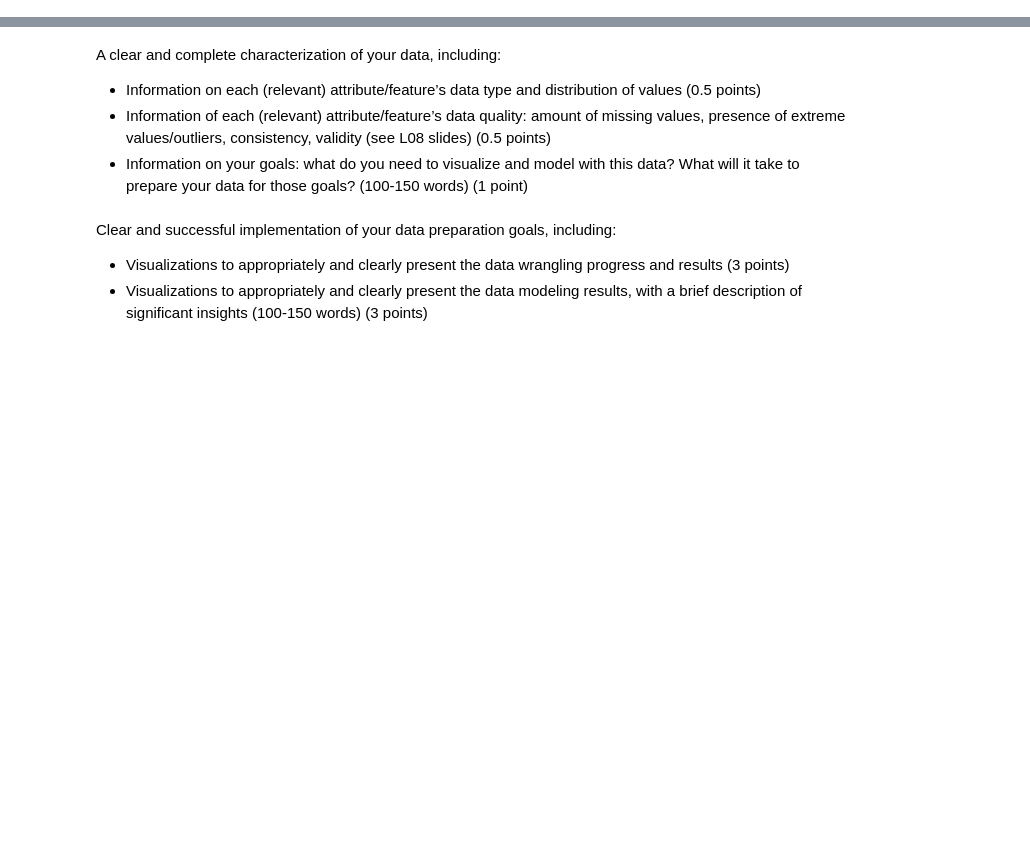
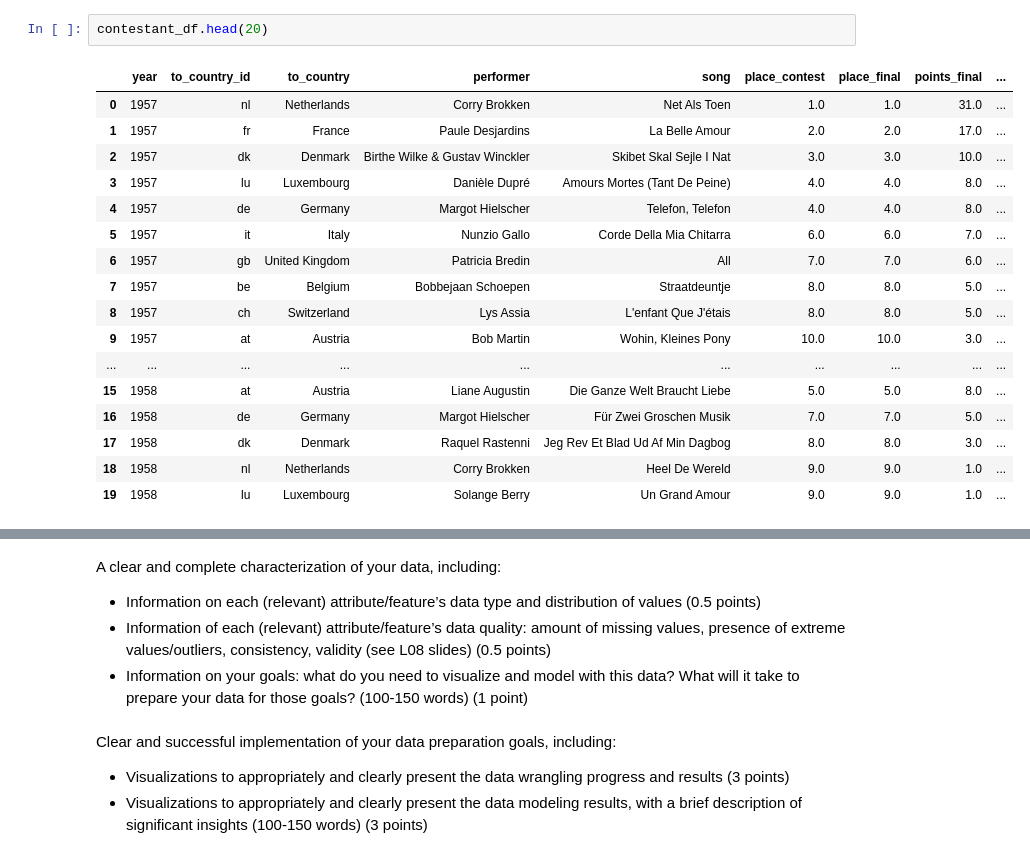
Before and after one commit to mikfre1/Eurotrash, a Jupyter notebook: data_review.ipynb, the cells around one changed output, grey strips where cells are left out. Cells and saved outputs as stored; diff of their text form; blank space fills up the shorter version.

```diff
--- a/data_review.ipynb
+++ b/data_review.ipynb
@@ -16,0 +94,20 @@ Tool Task List: (ensures matches with list provided by video)
+# %%
+contestant_df.head(20)
+# %% [output]
+|  | year | to_country_id | to_country | performer | song | place_contest | place_final | points_final | ... |
+| 0 | 1957 | nl | Netherlands | Corry Brokken | Net Als Toen | 1.0 | 1.0 | 31.0 | ... |
+| 1 | 1957 | fr | France | Paule Desjardins | La Belle Amour | 2.0 | 2.0 | 17.0 | ... |
+| 2 | 1957 | dk | Denmark | Birthe Wilke & Gustav Winckler | Skibet Skal Sejle I Nat | 3.0 | 3.0 | 10.0 | ... |
+| 3 | 1957 | lu | Luxembourg | Danièle Dupré | Amours Mortes (Tant De Peine) | 4.0 | 4.0 | 8.0 | ... |
+| 4 | 1957 | de | Germany | Margot Hielscher | Telefon, Telefon | 4.0 | 4.0 | 8.0 | ... |
+| 5 | 1957 | it | Italy | Nunzio Gallo | Corde Della Mia Chitarra | 6.0 | 6.0 | 7.0 | ... |
+| 6 | 1957 | gb | United Kingdom | Patricia Bredin | All | 7.0 | 7.0 | 6.0 | ... |
+| 7 | 1957 | be | Belgium | Bobbejaan Schoepen | Straatdeuntje | 8.0 | 8.0 | 5.0 | ... |
+| 8 | 1957 | ch | Switzerland | Lys Assia | L'enfant Que J'étais | 8.0 | 8.0 | 5.0 | ... |
+| 9 | 1957 | at | Austria | Bob Martin | Wohin, Kleines Pony | 10.0 | 10.0 | 3.0 | ... |
+| ... | ... | ... | ... | ... | ... | ... | ... | ... | ... |
+| 15 | 1958 | at | Austria | Liane Augustin | Die Ganze Welt Braucht Liebe | 5.0 | 5.0 | 8.0 | ... |
+| 16 | 1958 | de | Germany | Margot Hielscher | Für Zwei Groschen Musik | 7.0 | 7.0 | 5.0 | ... |
+| 17 | 1958 | dk | Denmark | Raquel Rastenni | Jeg Rev Et Blad Ud Af Min Dagbog | 8.0 | 8.0 | 3.0 | ... |
+| 18 | 1958 | nl | Netherlands | Corry Brokken | Heel De Wereld | 9.0 | 9.0 | 1.0 | ... |
+| 19 | 1958 | lu | Luxembourg | Solange Berry | Un Grand Amour | 9.0 | 9.0 | 1.0 | ... |
```
Also changed, not shown: parts of 29 cells of this notebook, 2 other files.
